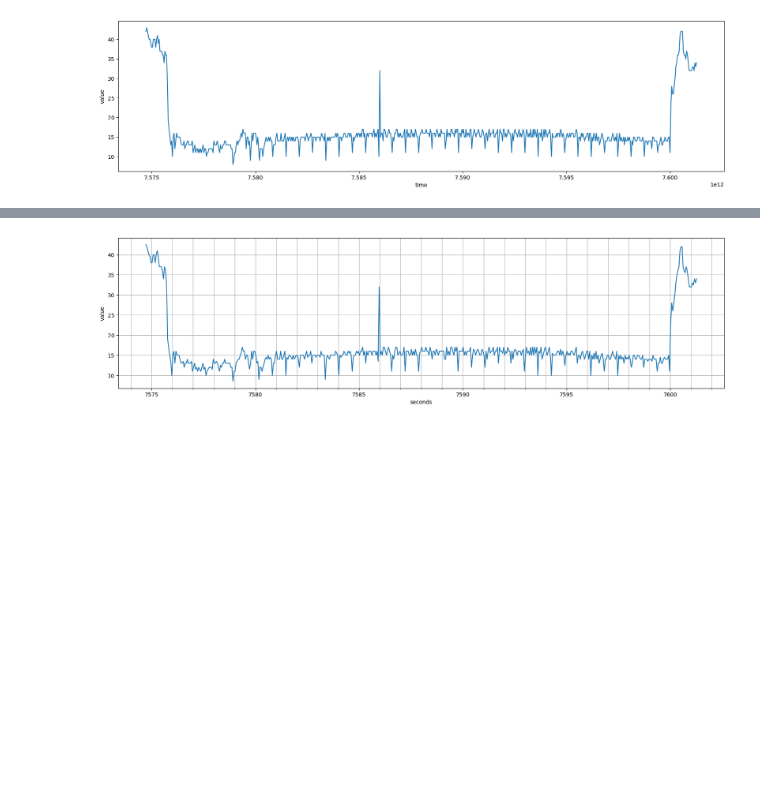
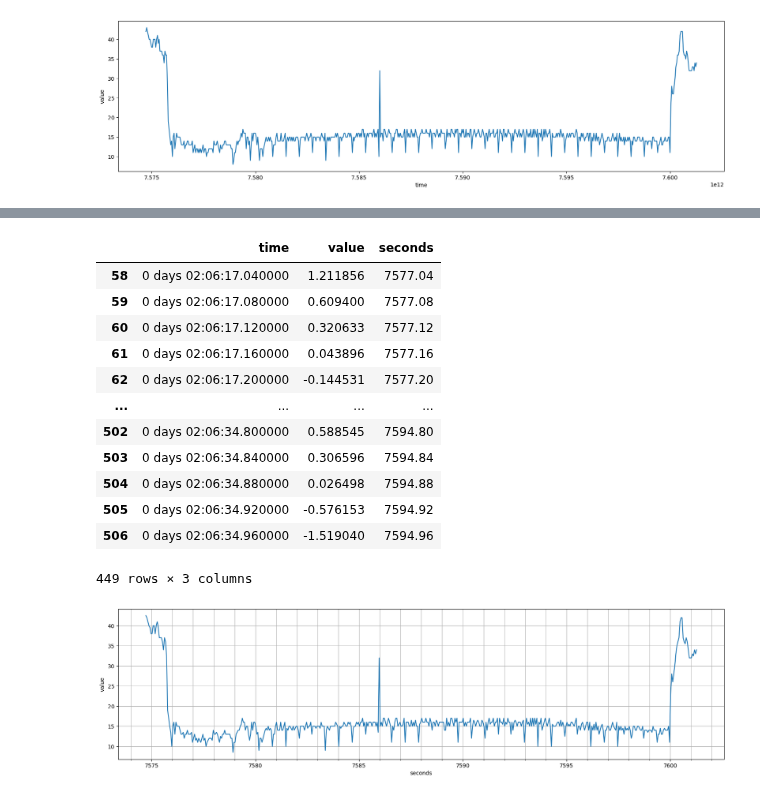
Before and after one commit to jonnor/embeddedml, a Jupyter notebook: emlearn/pulsemeter/notebooks/FirstTests.ipynb, the cells around one changed output, grey strips where cells are left out. Cells and saved outputs as stored; diff of their text form; code cells hidden in the pictures; blank space fills up the shorter version.

```diff
--- a/emlearn/pulsemeter/notebooks/FirstTests.ipynb
+++ b/emlearn/pulsemeter/notebooks/FirstTests.ipynb
@@ -48,3 +66,22 @@ seaborn.lineplot(ax=ax, data=data.reset_index(), x='time', y='value')
+# %%
+rr = filt.reset_index()
+rr['seconds'] = rr['time'].dt.total_seconds()
+sub =  rr[(rr.seconds > 7577) & (rr.seconds < 7595)]
+sub
+# %% [output]
+|  | time | value | seconds |
+| 58 | 0 days 02:06:17.040000 | 1.211856 | 7577.04 |
+| 59 | 0 days 02:06:17.080000 | 0.609400 | 7577.08 |
+| 60 | 0 days 02:06:17.120000 | 0.320633 | 7577.12 |
+| 61 | 0 days 02:06:17.160000 | 0.043896 | 7577.16 |
+| 62 | 0 days 02:06:17.200000 | -0.144531 | 7577.20 |
+| ... | ... | ... | ... |
+| 502 | 0 days 02:06:34.800000 | 0.588545 | 7594.80 |
+| 503 | 0 days 02:06:34.840000 | 0.306596 | 7594.84 |
+| 504 | 0 days 02:06:34.880000 | 0.026498 | 7594.88 |
+| 505 | 0 days 02:06:34.920000 | -0.576153 | 7594.92 |
+| 506 | 0 days 02:06:34.960000 | -1.519040 | 7594.96 |
+449 rows × 3 columns
 # %%
 
     rr = data.resample('50ms').median()
```
Also changed, not shown: parts of 6 cells of this notebook, 1 other file.
